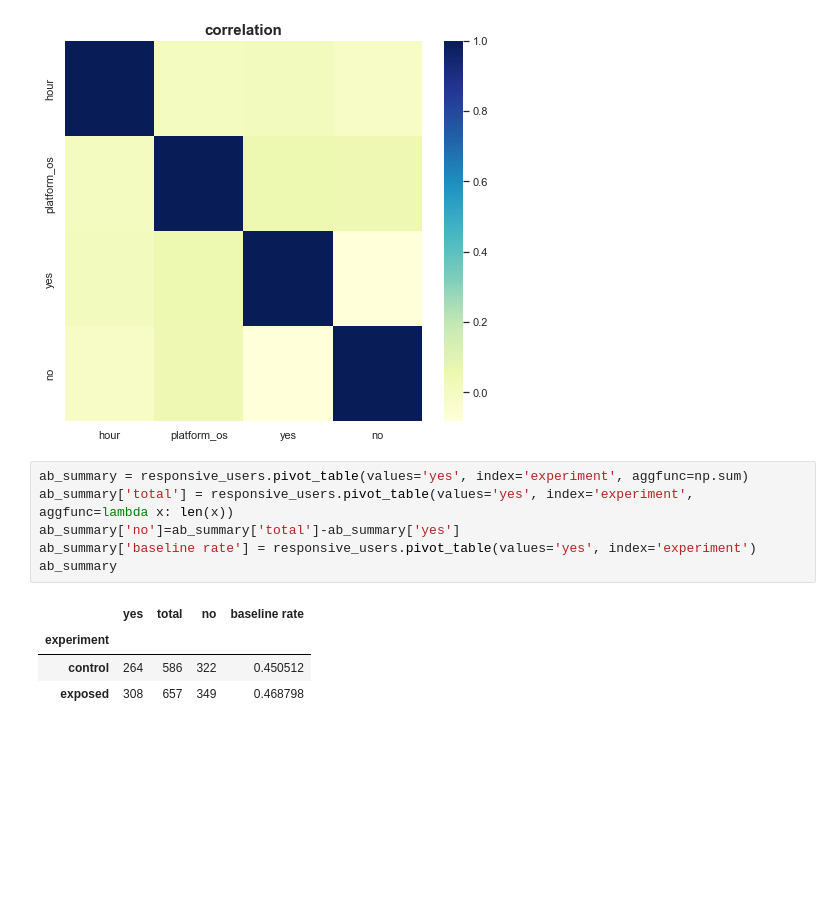
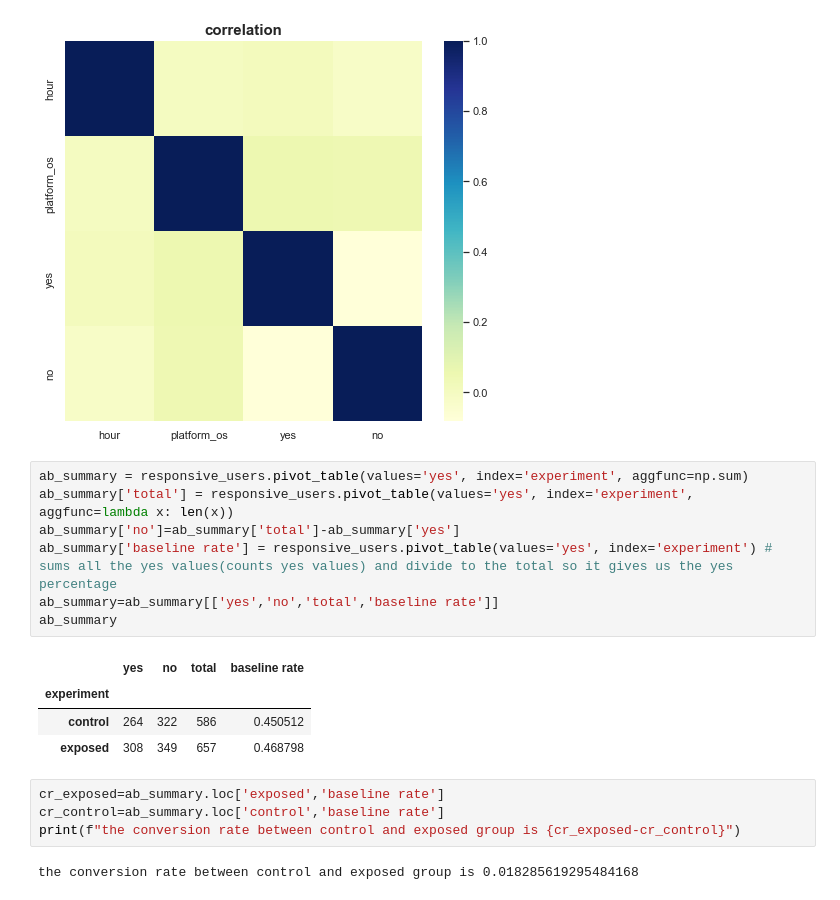
Before and after one commit to TenAcademy/A_B-Hypothesis-Testing, a Jupyter notebook: notebooks/data_exploration.ipynb, the cells around one changed output. Saved outputs shown, nothing was run; the diff lists cells and outputs as text; blank space fills up the shorter version.

Commit message:
calculate conversion rate

```diff
--- a/notebooks/data_exploration.ipynb
+++ b/notebooks/data_exploration.ipynb
@@ -219,11 +231,18 @@ plt.show()
 # %%
 ab_summary = responsive_users.pivot_table(values='yes', index='experiment', aggfunc=np.sum)
 ab_summary['total'] = responsive_users.pivot_table(values='yes', index='experiment', aggfunc=lambda x: len(x))
 ab_summary['no']=ab_summary['total']-ab_summary['yes']
-ab_summary['baseline rate'] = responsive_users.pivot_table(values='yes', index='experiment')
+ab_summary['baseline rate'] = responsive_users.pivot_table(values='yes', index='experiment') # sums all the yes values(counts yes values) and divide to the total so it gives us the yes percentage
+ab_summary=ab_summary[['yes','no','total','baseline rate']]
 ab_summary
 # %% [output]
-|  | yes | total | no | baseline rate |
+|  | yes | no | total | baseline rate |
 | experiment |  |  |  |  |
-| control | 264 | 586 | 322 | 0.450512 |
-| exposed | 308 | 657 | 349 | 0.468798 |
+| control | 264 | 322 | 586 | 0.450512 |
+| exposed | 308 | 349 | 657 | 0.468798 |
+# %%
+cr_exposed=ab_summary.loc['exposed','baseline rate']
+cr_control=ab_summary.loc['control','baseline rate']
+print(f"the conversion rate between control and exposed group is {cr_exposed-cr_control}")
+# %% [output]
+the conversion rate between control and exposed group is 0.018285619295484168
```
Also changed, not shown: parts of 1 cell of this notebook, 1 other file.
